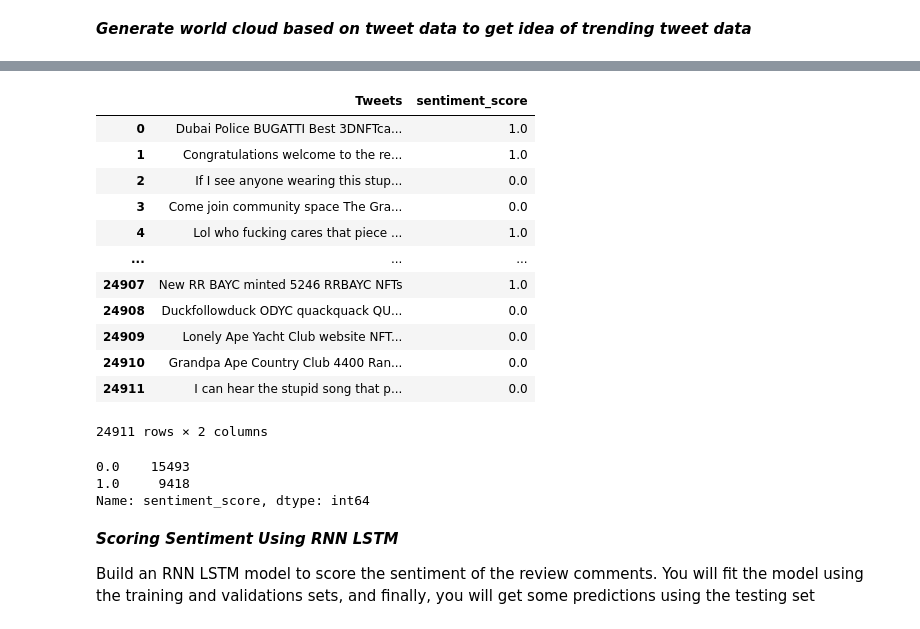
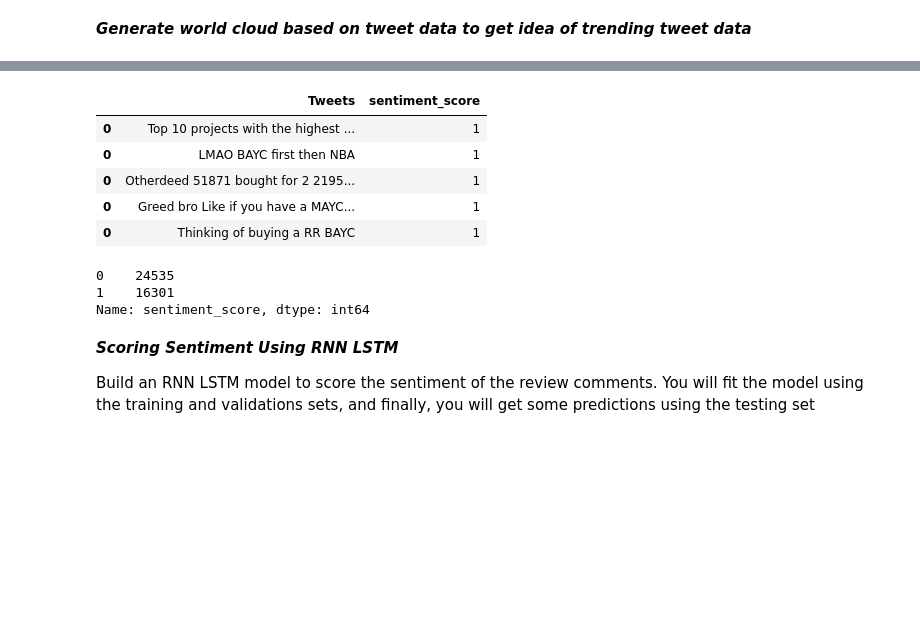
Before and after one commit to sameerlakhe/NFTSentimentAnalysis, a Jupyter notebook: NFTSentimentAnalysis.ipynb, the cells around one changed output, grey strips where cells are left out. Saved outputs shown, nothing was run; the diff lists cells and outputs as text; code cells hidden in the pictures; blank space fills up the shorter version.

```diff
--- a/NFTSentimentAnalysis.ipynb
+++ b/NFTSentimentAnalysis.ipynb
@@ -220,14 +220,20 @@ def determine_file_name(query,start_date):
 
 #this function writes the event data to a csv file to avoid calling the API multiple times
 def write_csv(data_list, file_name,start_date_str,end_date_str):
-    with open(file_name, mode='w', encoding='utf-8', newline='\n') as f:
-        header = "Tweets"
-        f.write("%s\n" % header)
-        for data in data_list:
-            f.write("%s\n" % data)
+    if(len(data_list)>0):
+        with open(file_name, mode='w', encoding='utf-8', newline='\n') as f:
+            header = "Tweets"
+            f.write("%s\n" % header)
+            for data in data_list:
+                f.write("%s\n" % data)
+    else:
+        print(f"no data to write for file name:{file_name}")
 
 def write_csv1(df, file_name,start_date_str,end_date_str):
-    df.to_csv(file_name)
+    if(len(df)>0):
+        df.to_csv(file_name)
+    else:
+        print(f"no data to write for file name:{file_name}")
 # %% [markdown]
 ***Utility functions to clean the twitter text***
 - The original text contains emojis, links and hashtags and duplicate tweets which are not useful for sentiment analysis
@@ -251,7 +257,7 @@ def sanitize_tweet(tweet):
     sanitzed_tweet = re.sub(r',+','',sanitzed_tweet)
     #sanitzed_tweet = remove_emoji(sanitzed_tweet)
     #sanitzed_tweet = remove_non_english_words(sanitzed_tweet)
-    sanitzed_tweet =  re.sub('[^A-Za-z0-9]+', ' ', sanitzed_tweet)
+    sanitzed_tweet =  re.sub('[^A-Za-z0-9\']+', ' ', sanitzed_tweet)
     return sanitzed_tweet
 
 def remove_duplicates(tweet_list):
@@ -265,7 +271,7 @@ def remove_duplicates(tweet_list):
 [nltk_data]   Package words is already up-to-date!
 # %%
 #this number can be changed based on the access level, essential access allows only for past 7 days
-past_number_days = 7
+past_number_days = 6
 
 #get the start/end date for past few days to get the tweets for a specific date
 def get_past_days(number_past_days):
@@ -289,12 +295,12 @@ def get_past_days(number_past_days):
 #get_past_days(7)
 # %%
 #get the max data
-limit = 5000
+limit = 10000
 max_results = 100
 tweet_list=[]
 progress_indicator_size=500
-startDate = "2022-06-16"
-start_date = datetime.datetime(2022, 6, 16, 0,0, 0)
+#startDate = "2022-06-16"
+#start_date = datetime.datetime(2022, 6, 16, 0,0, 0)
 
 #get the tweets using tweepy API based on query parameters and date range
 # the data is stored in a CSV file, specify reload=true if data needs to be re-fetched
@@ -321,7 +327,8 @@ def search_tweets(query,start_date,end_date,reload=False):
                 tweet_date_str = tweet_date.strftime('%Y-%m-%d')
                 #print(f"tweet_date:{tweet_date_str}")
                 sanitized_tweet = sanitize_tweet(tweet.text)
-                tweet_list.append(sanitized_tweet)
+                if(len(sanitized_tweet)>0):
+                    tweet_list.append(sanitized_tweet)
                 if(i%progress_indicator_size)==0:
                     print(f"Number of tweets fetched..:{i}")
         except Exception as e:
@@ -341,7 +348,7 @@ is_reload_needed = False
 pd.set_option('max_colwidth', 800)
 bayc_tweet_df
 
-past_days = get_past_days(6)
+past_days = get_past_days(past_number_days)
 past_days_tweets=[]
 
 # Iterate over date range of past few days and get tweets from begining of day to end of day for
@@ -529,27 +568,20 @@ plt.imshow(wc_bayc)
 # %%
 bayc_learing_df = bayc_tweet_sentiment_df.copy()
 bayc_learing_df = bayc_learing_df[["Tweets","sentiment_score"]]
-bayc_learing_df
+bayc_learing_df.head()
 # %% [output]
 |  | Tweets | sentiment_score |
-| 0 | Dubai Police BUGATTI Best 3DNFTca... | 1.0 |
-| 1 | Congratulations welcome to the re... | 1.0 |
-| 2 | If I see anyone wearing this stup... | 0.0 |
-| 3 | Come join community space The Gra... | 0.0 |
-| 4 | Lol who fucking cares that piece ... | 1.0 |
-| ... | ... | ... |
-| 24907 | New RR BAYC minted 5246 RRBAYC NFTs | 1.0 |
-| 24908 | Duckfollowduck ODYC quackquack QU... | 0.0 |
-| 24909 | Lonely Ape Yacht Club website NFT... | 0.0 |
-| 24910 | Grandpa Ape Country Club 4400 Ran... | 0.0 |
-| 24911 | I can hear the stupid song that p... | 0.0 |
+| 0 | Top 10 projects with the highest ... | 1 |
+| 0 | LMAO BAYC first then NBA | 1 |
+| 0 | Otherdeed 51871 bought for 2 2195... | 1 |
+| 0 | Greed bro Like if you have a MAYC... | 1 |
+| 0 | Thinking of buying a RR BAYC | 1 |
-24911 rows × 2 columns
 # %%
 #Get idea of positive/negetive sentiments using value counts
 bayc_learing_df["sentiment_score"].value_counts()
 # %% [output]
-0.0    15493
-1.0     9418
+0    24535
+1    16301
 Name: sentiment_score, dtype: int64
 # %%
 # Create the features set (X) and the target vector (y)
```
Also changed, not shown: parts of 24 cells of this notebook, 13 other files.
